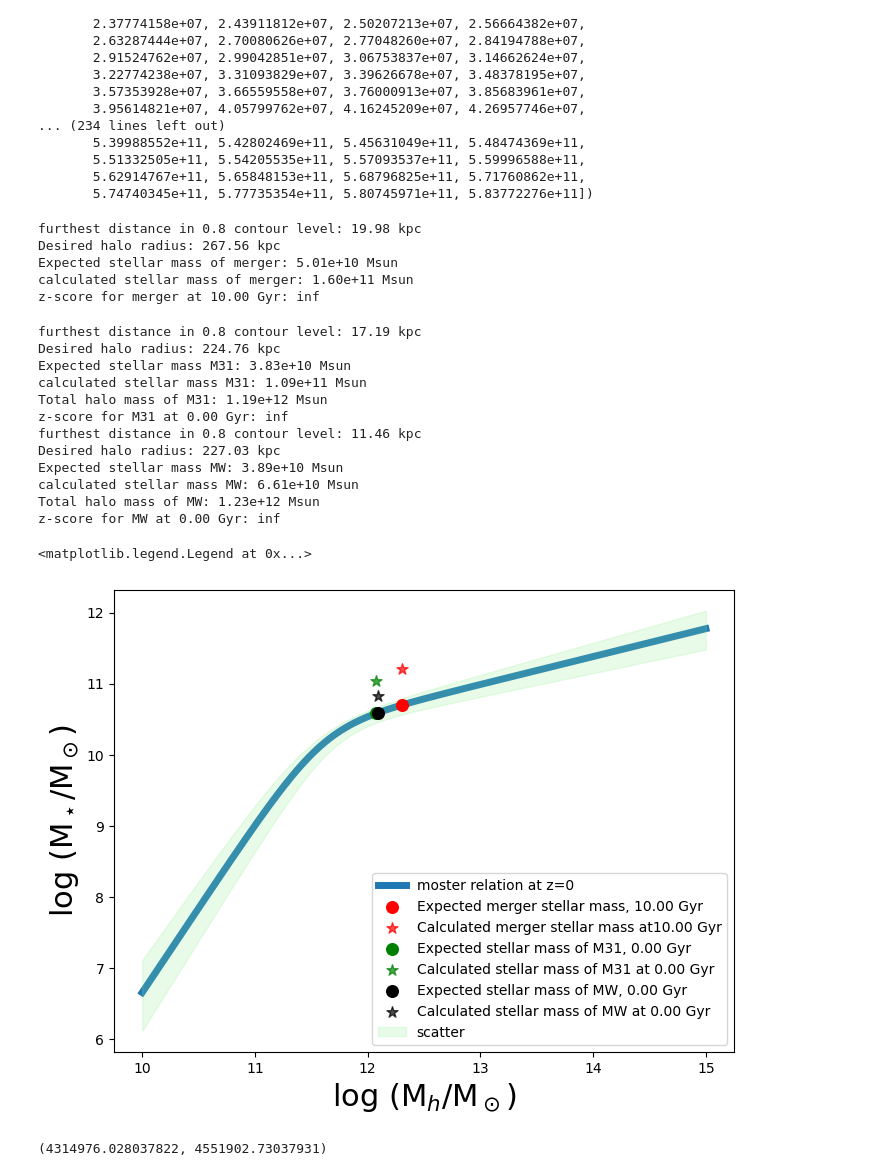
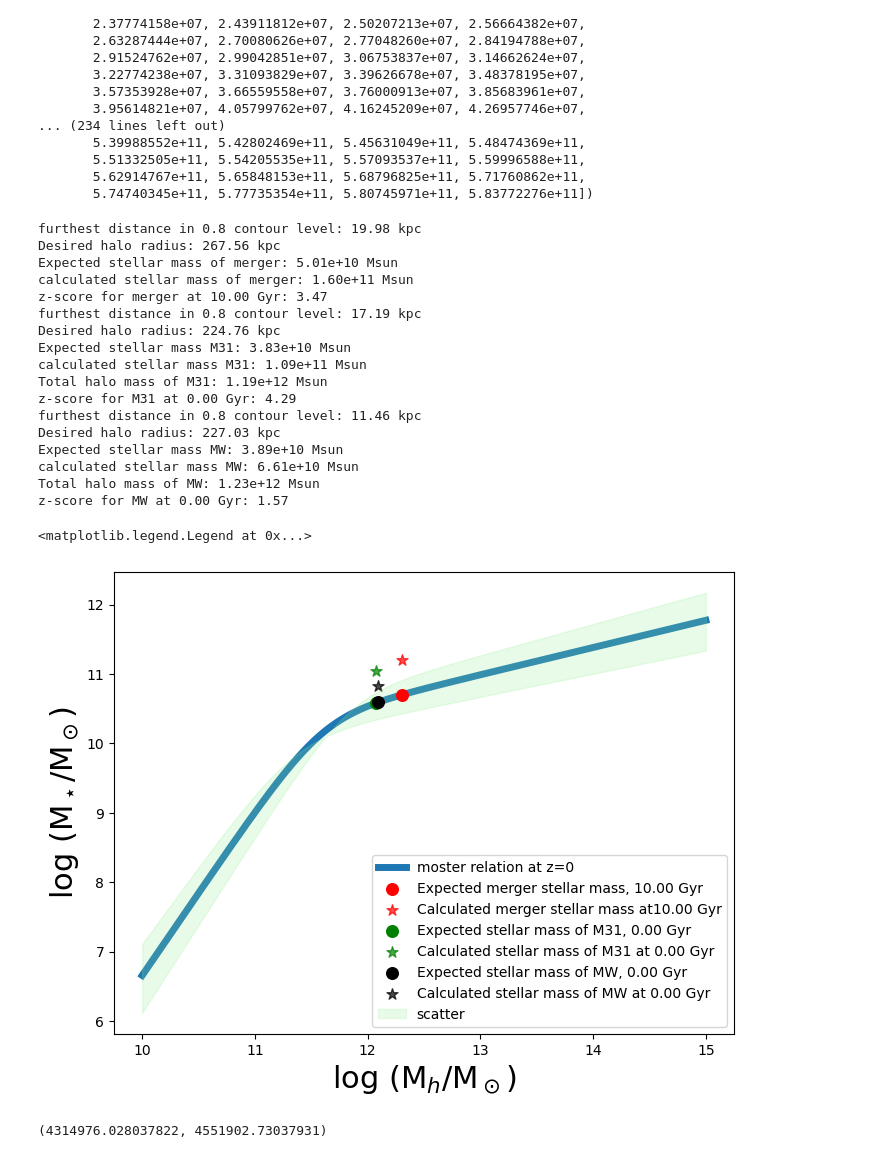
Before and after one commit to swapnaneeldey/ASTR400B, a Jupyter notebook: ResearchAssignment/ResearchAssignment5/Final_code_draft.ipynb, the cells around one changed output. Saved outputs shown, nothing was run; the diff lists cells and outputs as text; code cells hidden in the pictures.

```diff
--- a/ResearchAssignment/ResearchAssignment5/Final_code_draft.ipynb
+++ b/ResearchAssignment/ResearchAssignment5/Final_code_draft.ipynb
@@ -511,10 +511,10 @@ def sigma_distance(halo_mass ,expected_stellar_mass, calc_stellar_mass):
     # Calculate the mean and standard deviation of the Moster relation
     merg = AbundanceMatching(halo_mass, 0)
     mean = merg.StellarMass()
-    std_dev = np.std(merg.error()[1])
+    up_lim_scat, _ = merg.error()
 
     # Calculate the z-score for the calculated stellar mass
-    z_score = (calc_stellar_mass - expected_stellar_mass) / std_dev
+    z_score = (calc_stellar_mass - expected_stellar_mass) / (up_lim_scat - expected_stellar_mass)
     return z_score
 # Calculate the z-scores for the calculated stellar masses
 # %%
@@ -528,7 +528,7 @@ upper_lim_sm, lower_lim_sm = MosterZ0.error()
 # Plot z = 0
 plt.plot(np.log10(mh), np.log10(MosterZ0.StellarMass()),linewidth = 5, label='moster relation at z=0',zorder=1)
 
-#sigma = MosterZ0.compute_sigma_m()
+sigma = MosterZ0.compute_sigma_m()
 #plt.fill_between(np.log10(mh), np.log10(MosterZ0.StellarMass() + sigma), np.log10(MosterZ0.StellarMass() - sigma), color='gray', alpha=0.5, label='scatter error prop')
 for i in [700]:
     # plot the expected stellar mass
@@ -566,48 +566,48 @@ for galaxy, color in zip(["M31", "MW"], ["g", "k"]):
         calc_MW_sm = MW.total_stellar_mass()
         r200_MW_hm = MW.total_halo_mass()
         MW_mos = AbundanceMatching(r200_MW_hm, 0)
         expected_stellar_mass = MW_mos.StellarMass()
         print(f"Expected stellar mass {galaxy}: {expected_stellar_mass:.2e} Msun")
         print(f"calculated stellar mass {galaxy}: {calc_MW_sm:.2e} Msun")
         print(f"Total halo mass of {galaxy}: {r200_MW_hm:.2e} Msun")
         plt.scatter(np.log10(r200_MW_hm), np.log10(expected_stellar_mass), color = color, marker = "o", s = 70, label=f'Expected stellar mass of {galaxy}, {i*14.28/1000*u.Gyr:.2f}',zorder=2)
         #plt.scatter(np.log10(total_halo), np.log10(def_exp_stellar), color='green', label='all halo mass, moster stellar mass',zorder=2)
         #plt.scatter(np.log10(total_halo), np.log10(total_stellar), color='green', label='all of halao mass, all calc stellar mass',zorder=2)
         z_score_MW = sigma_distance(r200_MW_hm, expected_stellar_mass, calc_MW_sm)
         print(f"z-score for {galaxy} at {i*14.28/1000*u.Gyr:.2f}: {z_score_MW:.2f}")
         # plot the calculated stellar mass
         plt.scatter(np.log10(r200_MW_hm), np.log10(calc_MW_sm),color = color,marker = "*", s = 70,label=f'Calculated stellar mass of {galaxy} at {i*14.28/1000*u.Gyr:.2f}', alpha=0.7)
     total_expected_sm_0 += expected_stellar_mass
     total_calc_sm_0 += calc_MW_sm
     total_halo += r200_MW_hm
 
 #plt.scatter(np.log10(total_halo), np.log10(total_expected_sm_0), color='green', label='all halo mass, moster stellar mass at 0',zorder=2)
 #plt.scatter(np.log10(total_halo), np.log10(total_calc_sm_0), color='green', label='all of halo mass, all calc stellar mass at 0',zorder=2)
 plt.fill_between(np.log10(mh), np.log10(upper_lim_sm), np.log10(lower_lim_sm), color='lightgreen', alpha=0.2, label='scatter')
 
 plt.xlabel('log (M$_h$/M$_\odot$)',fontsize=22)
 plt.ylabel('log (M$_\star$/M$_\odot$)', fontsize=22)
 plt.legend(fontsize = 10)
 # %% [output]
 furthest distance in 0.8 contour level: 19.98 kpc
 Desired halo radius: 267.56 kpc
 Expected stellar mass of merger: 5.01e+10 Msun
 calculated stellar mass of merger: 1.60e+11 Msun
-z-score for merger at 10.00 Gyr: inf
+z-score for merger at 10.00 Gyr: 3.47
+furthest distance in 0.8 contour level: 17.19 kpc
+Desired halo radius: 224.76 kpc
+Expected stellar mass M31: 3.83e+10 Msun
+calculated stellar mass M31: 1.09e+11 Msun
+Total halo mass of M31: 1.19e+12 Msun
+z-score for M31 at 0.00 Gyr: 4.29
+furthest distance in 0.8 contour level: 11.46 kpc
+Desired halo radius: 227.03 kpc
+Expected stellar mass MW: 3.89e+10 Msun
+calculated stellar mass MW: 6.61e+10 Msun
+Total halo mass of MW: 1.23e+12 Msun
+z-score for MW at 0.00 Gyr: 1.57
-furthest distance in 0.8 contour level: 17.19 kpc
-Desired halo radius: 224.76 kpc
-Expected stellar mass M31: 3.83e+10 Msun
-calculated stellar mass M31: 1.09e+11 Msun
-Total halo mass of M31: 1.19e+12 Msun
-z-score for M31 at 0.00 Gyr: inf
-furthest distance in 0.8 contour level: 11.46 kpc
-Desired halo radius: 227.03 kpc
-Expected stellar mass MW: 3.89e+10 Msun
-calculated stellar mass MW: 6.61e+10 Msun
-Total halo mass of MW: 1.23e+12 Msun
-z-score for MW at 0.00 Gyr: inf
+<matplotlib.legend.Legend at 0x...>
-<matplotlib.legend.Legend at 0x...>
-[figure, old version]
+[figure, new version]
 # %%
 sigma[0], MosterZ0.StellarMass()[0]
 # %% [output]
```
Also changed, not shown: 9 other files.
